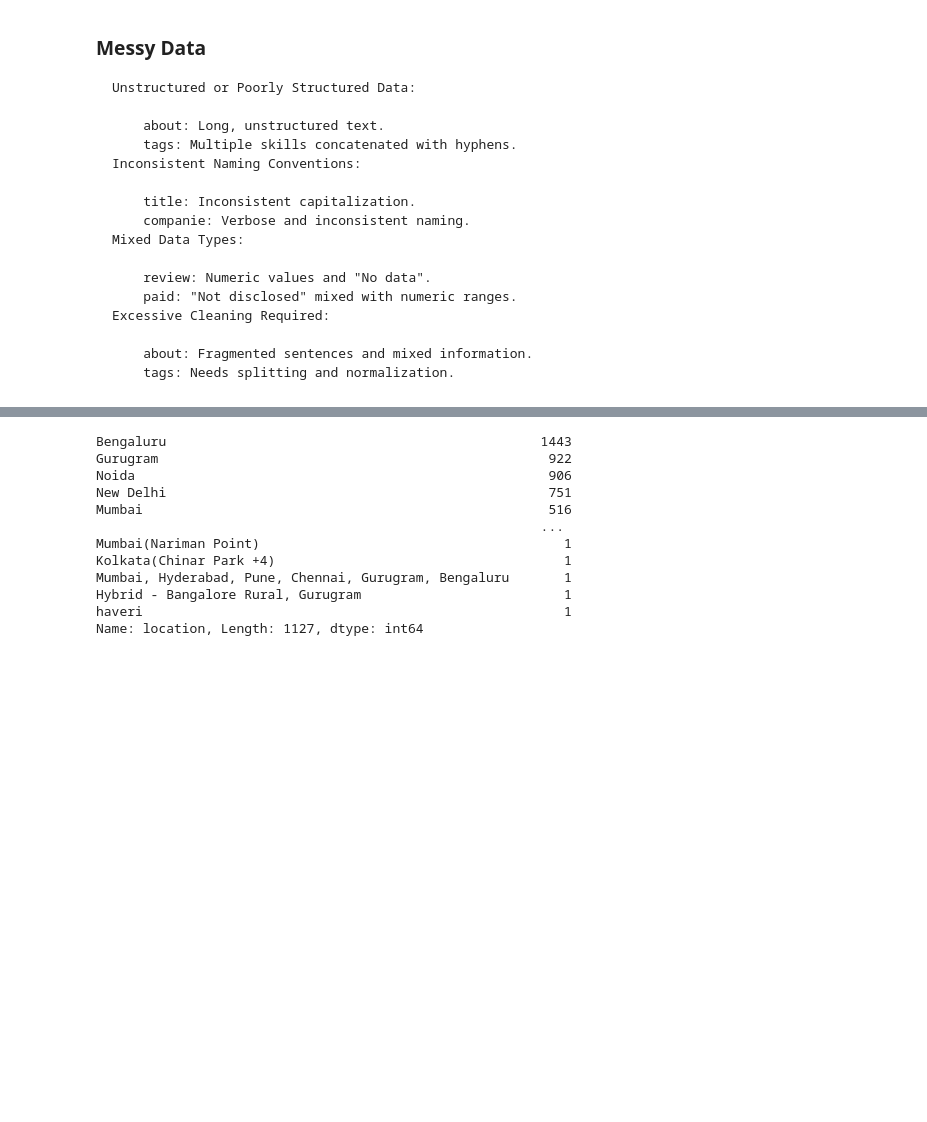
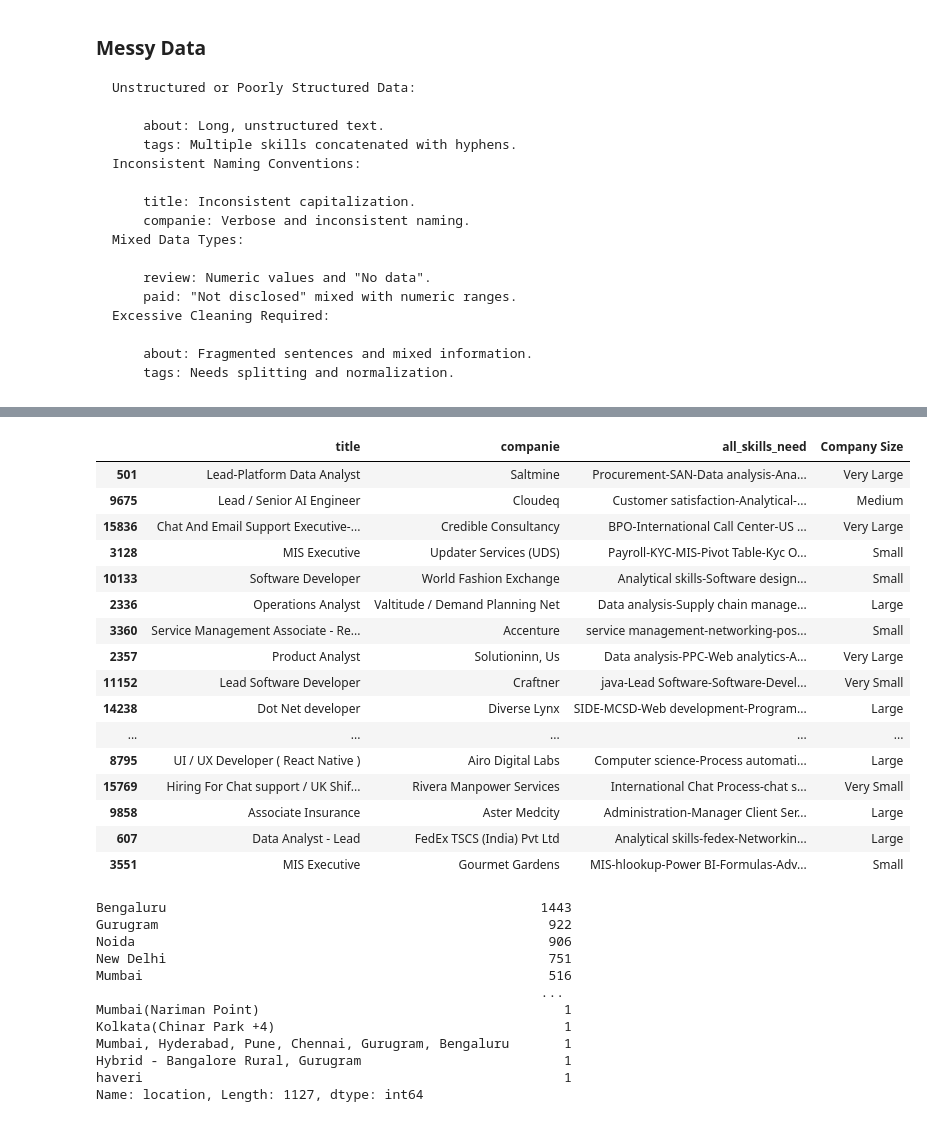
Before and after one commit to jaipathak1972/Skill_Gap_Analysis_Tool, a Jupyter notebook: data_cleaning/cleaning.ipynb, the cells around one changed output, grey strips where cells are left out. Saved outputs shown, nothing was run; the diff lists cells and outputs as text; code cells hidden in the pictures; blank space fills up the shorter version.

```diff
--- a/data_cleaning/cleaning.ipynb
+++ b/data_cleaning/cleaning.ipynb
@@ -266,12 +266,12 @@ df.columns
 # # Print the cleaned and completed dataset
 # print(df['about'])
 # %%
-df['is_remote'] = df['location'].apply(lambda x: 1 if x == 'Remote' else 0)
+# df['is_remote'] = df['location'].apply(lambda x: 1 if x == 'Remote' else 0)
 
 
 df
 
 # Update 'is_remote' column where 'about' column contains 'Remote'
 # df.loc[, 'is_remote'] = 1
-df['review'].value_counts()
+df['review']
 # %% [output]
@@ -329,0 +290,12 @@ Name: location, dtype: int64
+# %%
+def fill_no_data(df, column):
+    for i in range(len(df) - 1):
+        if df.iloc[i][column] == 'No data':
+            df.iloc[i, df.columns.get_loc(column)] = df.iloc[i - 4][column]
+    return df
+
+# Apply the function to the 'review' column
+df = fill_no_data(df, 'review')
+
+
+# df.columns  max_year review +3_branches
@@ -329,0 +308,3 @@ Name: location, dtype: int64
+# %%
+df['review'] = df['review'].astype(float)
+df['review']
@@ -329,0 +324,12 @@ Name: location, dtype: int64
+# %%
+df['norm_review'] = (df['review'] - df['review'].min()) / (df['review'].max() - df['review'].min())
+df['norm_branches'] = df['+3_branches']  # No need to normalize as it's binary
+df['norm_max_year'] = (df['max_year'] - df['max_year'].min()) / (df['max_year'].max() - df['max_year'].min())
+
+# Combine normalized scores into a composite score
+df['composite_score'] = df['norm_review'] + df['norm_branches'] + df['norm_max_year']
+
+# Categorize the composite scores into five size categories
+df['Company Size'] = pd.qcut(df['composite_score'], 5, labels=['Very Small', 'Small', 'Medium', 'Large', 'Very Large'])
+
+df
@@ -330,3 +350,24 @@ Name: location, dtype: int64
+# %%
+# df.rename(columns={'tags': 'all_skills_need', 'all_skills_need': 'review'}, inplace=True)
+df[['title','companie','all_skills_need','Company Size']].sample(30)
+# %% [output]
+|  | title | companie | all_skills_need | Company Size |
+| 501 | Lead-Platform Data Analyst | Saltmine | Procurement-SAN-Data analysis-Ana... | Very Large |
+| 9675 | Lead / Senior AI Engineer | Cloudeq | Customer satisfaction-Analytical-... | Medium |
+| 15836 | Chat And Email Support Executive-... | Credible Consultancy | BPO-International Call Center-US ... | Very Large |
+| 3128 | MIS Executive | Updater Services (UDS) | Payroll-KYC-MIS-Pivot Table-Kyc O... | Small |
+| 10133 | Software Developer | World Fashion Exchange | Analytical skills-Software design... | Small |
+| 2336 | Operations Analyst | Valtitude / Demand Planning Net | Data analysis-Supply chain manage... | Large |
+| 3360 | Service Management Associate - Re... | Accenture | service management-networking-pos... | Small |
+| 2357 | Product Analyst | Solutioninn, Us | Data analysis-PPC-Web analytics-A... | Very Large |
+| 11152 | Lead Software Developer | Craftner | java-Lead Software-Software-Devel... | Very Small |
+| 14238 | Dot Net developer | Diverse Lynx | SIDE-MCSD-Web development-Program... | Large |
+| ... | ... | ... | ... | ... |
+| 8795 | UI / UX Developer ( React Native ) | Airo Digital Labs | Computer science-Process automati... | Large |
+| 15769 | Hiring For Chat support / UK Shif... | Rivera Manpower Services | International Chat Process-chat s... | Very Small |
+| 9858 | Associate Insurance | Aster Medcity | Administration-Manager Client Ser... | Large |
+| 607 | Data Analyst - Lead | FedEx TSCS (India) Pvt Ltd | Analytical skills-fedex-Networkin... | Large |
+| 3551 | MIS Executive | Gourmet Gardens | MIS-hlookup-Power BI-Formulas-Adv... | Small |
 # %%
 df['location'] = df['location'].str.replace('Delhi / NCR', 'Gurugram').replace('Gurgaon','Gurugram').replace('Gurgaon/Gurugram','Gurugram')
 df['location'].value_counts()
```
Also changed, not shown: parts of 19 cells of this notebook, 1 other file.
